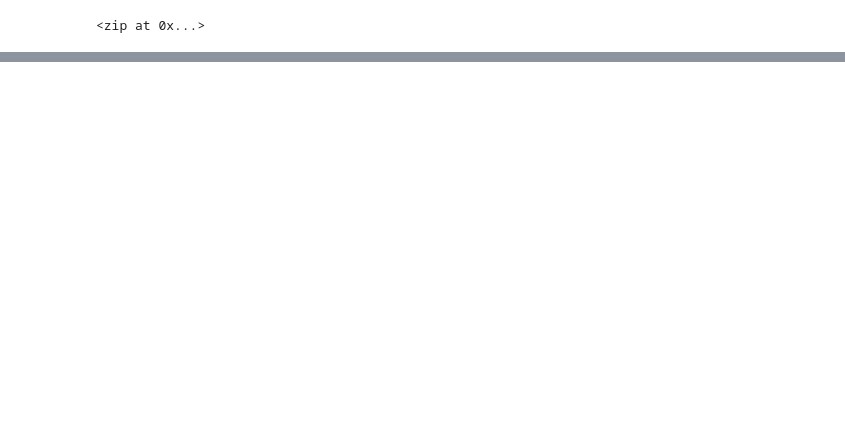
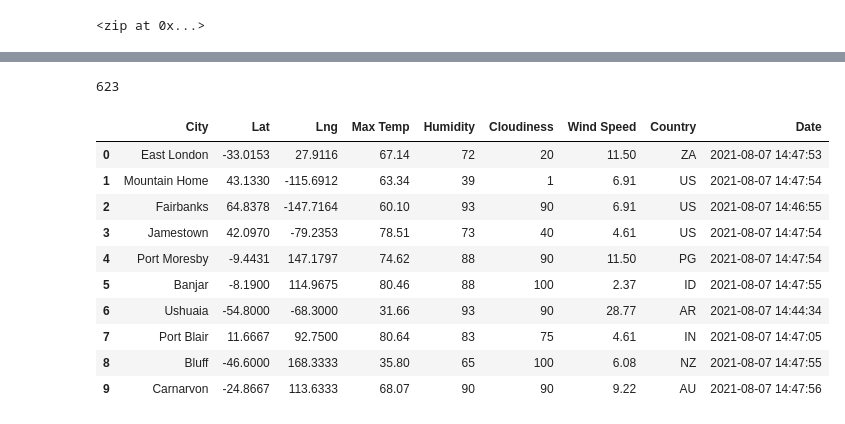
Before and after one commit to dmyrick/World_Weather_Analysis, a Jupyter notebook: WeatherPy.ipynb, the cells around one changed output, grey strips where cells are left out. Drawn from its saved outputs; the diff is of its cells as text; code cells hidden in the pictures; blank space fills up the shorter version.

```diff
--- a/WeatherPy.ipynb
+++ b/WeatherPy.ipynb
@@ -33,0 +132,21 @@ len(cities)
+# %%
+# Print the city count to confirm sufficient count.
+len(cities)
+# %% [output]
+623
+# %%
+# Convert the array of dictionaries to a Pandas DataFrame-6.2.7
+city_data_df = pd.DataFrame(city_data)
+city_data_df.head(10)
+# %% [output]
+|  | City | Lat | Lng | Max Temp | Humidity | Cloudiness | Wind Speed | Country | Date |
+| 0 | East London | -33.0153 | 27.9116 | 67.14 | 72 | 20 | 11.50 | ZA | 2021-08-07 14:47:53 |
+| 1 | Mountain Home | 43.1330 | -115.6912 | 63.34 | 39 | 1 | 6.91 | US | 2021-08-07 14:47:54 |
+| 2 | Fairbanks | 64.8378 | -147.7164 | 60.10 | 93 | 90 | 6.91 | US | 2021-08-07 14:46:55 |
+| 3 | Jamestown | 42.0970 | -79.2353 | 78.51 | 73 | 40 | 4.61 | US | 2021-08-07 14:47:54 |
+| 4 | Port Moresby | -9.4431 | 147.1797 | 74.62 | 88 | 90 | 11.50 | PG | 2021-08-07 14:47:54 |
+| 5 | Banjar | -8.1900 | 114.9675 | 80.46 | 88 | 100 | 2.37 | ID | 2021-08-07 14:47:55 |
+| 6 | Ushuaia | -54.8000 | -68.3000 | 31.66 | 93 | 90 | 28.77 | AR | 2021-08-07 14:44:34 |
+| 7 | Port Blair | 11.6667 | 92.7500 | 80.64 | 83 | 75 | 4.61 | IN | 2021-08-07 14:47:05 |
+| 8 | Bluff | -46.6000 | 168.3333 | 35.80 | 65 | 100 | 6.08 | NZ | 2021-08-07 14:47:55 |
+| 9 | Carnarvon | -24.8667 | 113.6333 | 68.07 | 90 | 90 | 9.22 | AU | 2021-08-07 14:47:56 |
```
Also changed, not shown: parts of 7 cells of this notebook, 1 other file.
